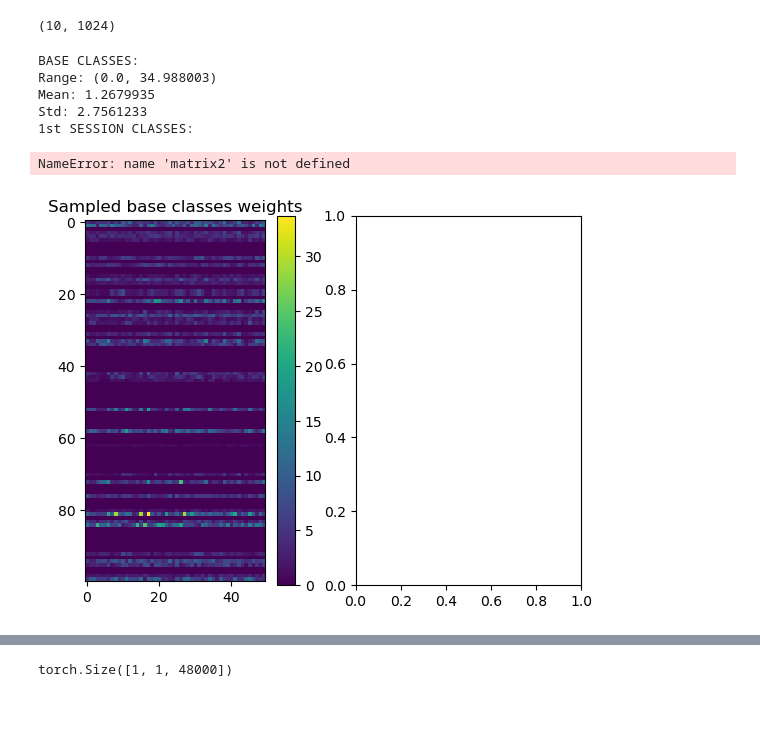
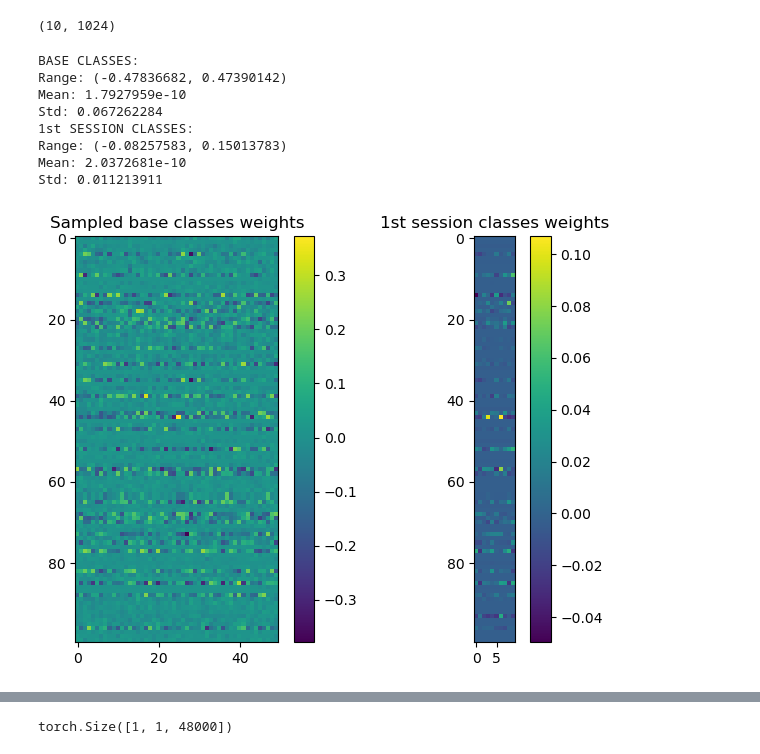
Before and after one commit to NeuroBench/neurobench, a Jupyter notebook: neurobench/examples/mswc_fscil/visualization.ipynb, the cells around one changed output, grey strips where cells are left out. Drawn from its saved outputs; the diff is of its cells as text; code cells hidden in the pictures; blank space fills up the shorter version.

Commit message:
Added prototypes

```diff
--- a/neurobench/examples/mswc_fscil/visualization.ipynb
+++ b/neurobench/examples/mswc_fscil/visualization.ipynb
@@ -283,8 +368,6 @@ query_classes
 # %% [markdown]
 ### ProtoNET
 # %%
-# set_consolidate_weights(eval_model.net, eval_model.net.snn[-1].W)
-
 data = None
 for X_shot, y_shot in support:
     if data is None:
@@ -297,6 +380,24 @@ for X_shot, y_shot in support:
 data, target = encode((data.to(device), target.to(device)))
 data = data.squeeze()
 
-features = eval_model.net.snn[0](data)
-features = eval_model.net.snn[1](features)
-features.shape
+# features = eval_model.net.snn[0](data)
+# features = eval_model.net.snn[1](features)
+
+if SPIKING:
+    features = eval_model.net.snn[0](data)
+    features = eval_model.net.snn[1](features)
+
+else:
+    features = eval_model.net(data, features_out=True)
+
+
+if SPIKING:
+    for index, class_id  in enumerate(query_classes[-10:]):
+        mean = torch.sum(features[[i*10+index for i in range(EVAL_SHOTS)]], dim=[0,1])/(EVAL_SHOTS*201)
+        eval_model.net.snn[-1].W.weight.data[class_id] = 2*mean
+        eval_model.net.snn[-1].W.bias.data[class_id] = -torch.matmul(mean, mean.t()) #/(features.shape[1])
+else:
+    for index, class_id  in enumerate(query_classes[-10:]):
+        mean = torch.sum(features[[i*10+index for i in range(EVAL_SHOTS)]], dim=0)/EVAL_SHOTS
+        eval_model.net.output.weight.data[class_id] = 2*mean
+        eval_model.net.output.bias.data[class_id] = -torch.matmul(mean, mean.t())
@@ -312,10 +403,0 @@ query_classes[-10:]
-# %%
-import torch.nn as nn
-
-# proto_out = nn.Linear(1024, 200, bias=True).to(device)
-# proto_out.weight.data = eval_model.net.snn[-1].W.weight.data
-
-for index, class_id  in enumerate(query_classes[-10:]):
-    mean = torch.sum(features[[i*10+index for i in range(EVAL_SHOTS)]], dim=[0,1])/EVAL_SHOTS
-    eval_model.net.snn[-1].W.weight.data[class_id] = 2*mean
-    eval_model.net.snn[-1].W.bias.data[class_id] = -torch.matmul(mean, mean.t())/(features.shape[1])
@@ -442,42 +501,44 @@ print("Std:", np.std(weight_matrix[:100]))
 print("1st SESSION CLASSES:")
 
 
 # Use np.ix_ to create an open mesh of indices
 matrix1 = weight_matrix[np.ix_(sample_out, sample_hidden)].transpose()
 # Replace cur_class with the appropriate value
 # if PROTOTYPES:
 #     matrix2 = np.stack([proto.detach().cpu().numpy() for proto in protos.values()], axis=0)[:,sample_hidden].transpose()
 #     print("Range:", (np.min(matrix2), np.max(matrix2)))
 #     print("Mean:", np.mean(matrix2))
 #     print("Std:", np.std(matrix2))
 # else:
-# matrix2 = weight_matrix[np.ix_(cur_class, sample_hidden)].transpose()
-# print("Range:", (np.min(weight_matrix[cur_class]), np.max(weight_matrix[cur_class])))
-# print("Mean:", np.mean(weight_matrix[cur_class]))
-# print("Std:", np.std(weight_matrix[cur_class]))
+matrix2 = weight_matrix[np.ix_(cur_class, sample_hidden)].transpose()
+print("Range:", (np.min(weight_matrix[cur_class]), np.max(weight_matrix[cur_class])))
+print("Mean:", np.mean(weight_matrix[cur_class]))
+print("Std:", np.std(weight_matrix[cur_class]))
 
 
 # Plot the first heatmap
 plt.subplot(1, 2, 1)
 plot_heatmap(matrix1, 'Sampled base classes weights')
 
 # Plot the second heatmap
 plt.subplot(1, 2, 2)
 plot_heatmap(matrix2, '1st session classes weights')
 
 # Adjust layout for better visualization
 plt.tight_layout()
 
 # Show the plots
 plt.show()
 # %% [output]
 BASE CLASSES:
-Range: (0.0, 34.988003)
-Mean: 1.2679935
-Std: 2.7561233
+Range: (-0.47836682, 0.47390142)
+Mean: 1.7927959e-10
+Std: 0.067262284
 1st SESSION CLASSES:
+Range: (-0.08257583, 0.15013783)
+Mean: 2.0372681e-10
+Std: 0.011213911
-NameError: name 'matrix2' is not defined
-[figure, old version]
+[figure, new version]
 # %%
 weight_matrix = eval_model.net.snn[-1].W.weight.detach().cpu().numpy()
 
```
Also changed, not shown: parts of 25 cells of this notebook, 3 other files.
